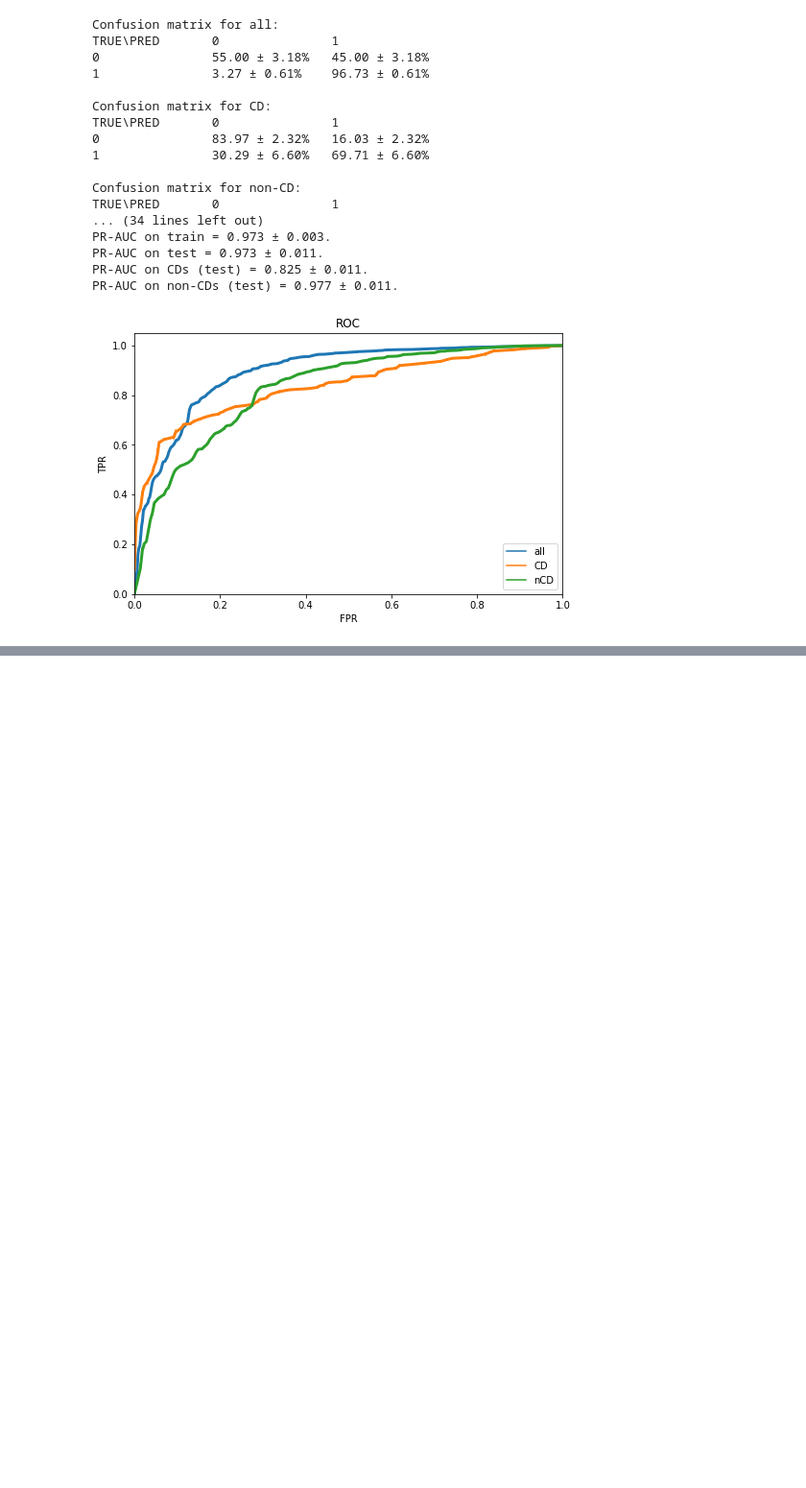
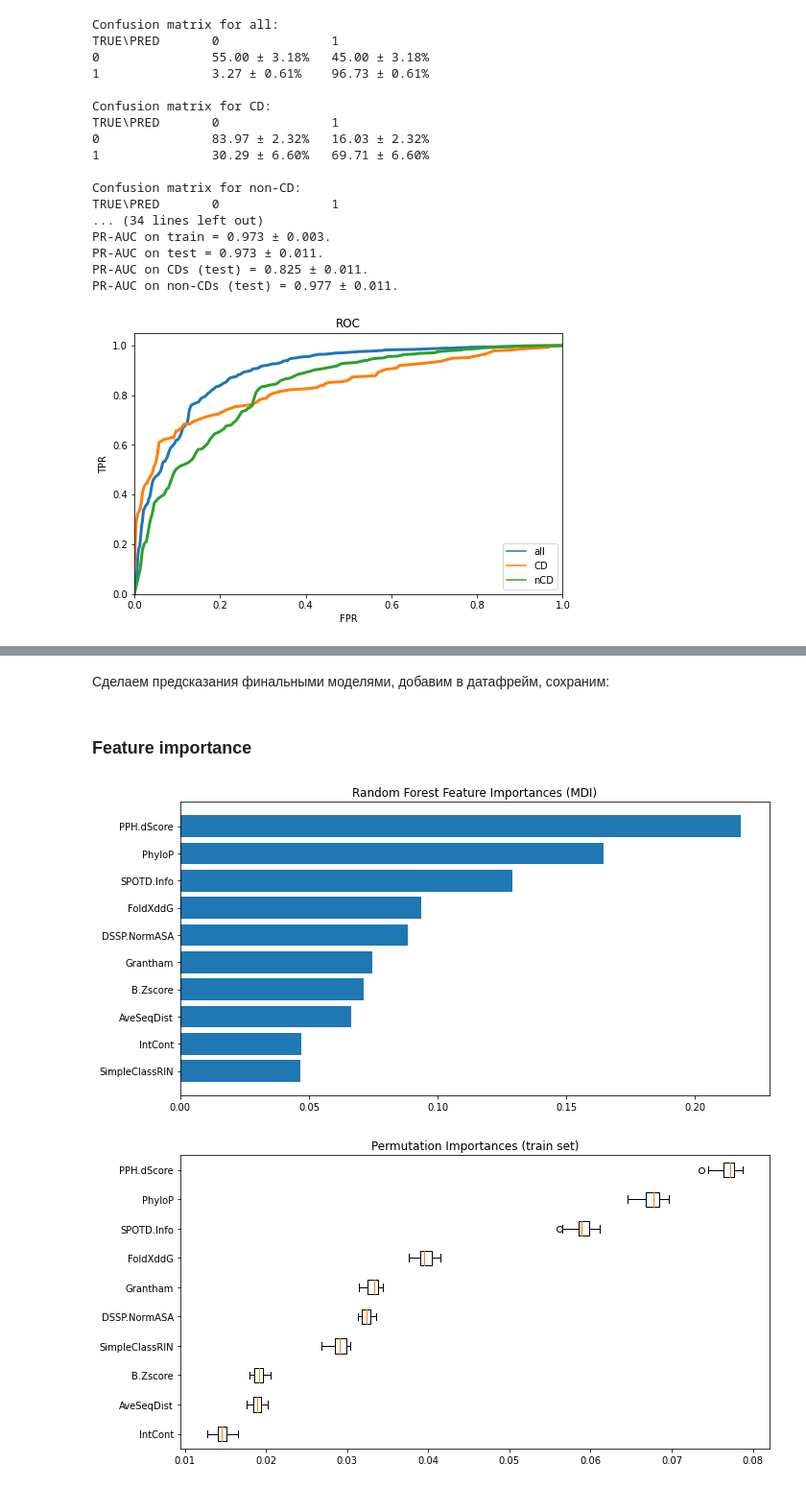
Before and after one commit to zseferbekova/CPD_DiplomaProject, a Jupyter notebook: scripts/machine_learning.ipynb, the cells around one changed output, grey strips where cells are left out. Shown at 96% size. Cells and saved outputs as stored; diff of their text form; code cells hidden in the pictures; blank space fills up the shorter version.

```diff
--- a/scripts/machine_learning.ipynb
+++ b/scripts/machine_learning.ipynb
@@ -1293,0 +1373,2 @@ with open('/content/drive/MyDrive/diploma/scores_meta.pickle', 'wb') as f: dump(
+# %%
+final_model_all = final_model([1, 2, 3, 4, 5, 6, 7, 8, 9, 10], cv_df_all)
@@ -1293,0 +1457,2 @@ with open('/content/drive/MyDrive/diploma/scores_meta.pickle', 'wb') as f: dump(
+# %% [markdown]
+Сделаем предсказания финальными моделями, добавим в датафрейм, сохраним:
@@ -1293,0 +1464,46 @@ with open('/content/drive/MyDrive/diploma/scores_meta.pickle', 'wb') as f: dump(
+# %% [markdown]
+### Feature importance
+# %%
+def feature_importance(model, df):
+  """
+  Calculate feature importance for the RF model (MDA and MDI).
+  Args:
+    model: an RF model to use for calculations.
+    df: a dataframe with variants.
+  """
+  # calculate MDI feature importancce
+  mdi = model.feature_importances_
+  sorted_idx = mdi.argsort()
+  feature_names = df.drop(columns=["Acc", "CPD", "CV.SigShort"]).columns
+
+  # plot
+  y_ticks = np.arange(0, model.n_features_)
+  fig, ax = plt.subplots(figsize=(10,5))
+  ax.barh(y_ticks, mdi[sorted_idx])
+  ax.set_yticklabels(feature_names[sorted_idx])
+  ax.set_yticks(y_ticks)
+  ax.set_title("Random Forest Feature Importances (MDI)")
+  fig.tight_layout()
+  plt.show();
+
+
+  ct = ColumnTransformer([('num', SimpleImputer(strategy='median'),
+                           feature_names)], remainder = "passthrough")
+  X = ct.fit_transform(df.drop(columns=["Acc", "CD", "CV.SigShort"], axis=1))
+
+  # calculate MDA feature importance
+  pi = permutation_importance(model, X, df["CV.SigShort"], n_repeats=20, random_state=42)
+  sorted_idx = pi.importances_mean.argsort()
+
+  # plot
+  fig, ax = plt.subplots(figsize=(10,5))
+  ax.boxplot(pi.importances[sorted_idx].T,
+            vert=False, labels=feature_names[sorted_idx])
+  ax.set_title("Permutation Importances (train set)")
+  fig.tight_layout()
+  plt.show();
+# %%
+feature_importance(final_model_all, cv_df_all)
+# %% [output]
+[figure, added]
+[figure, added]
```
Also changed, not shown: parts of 12 cells of this notebook.
